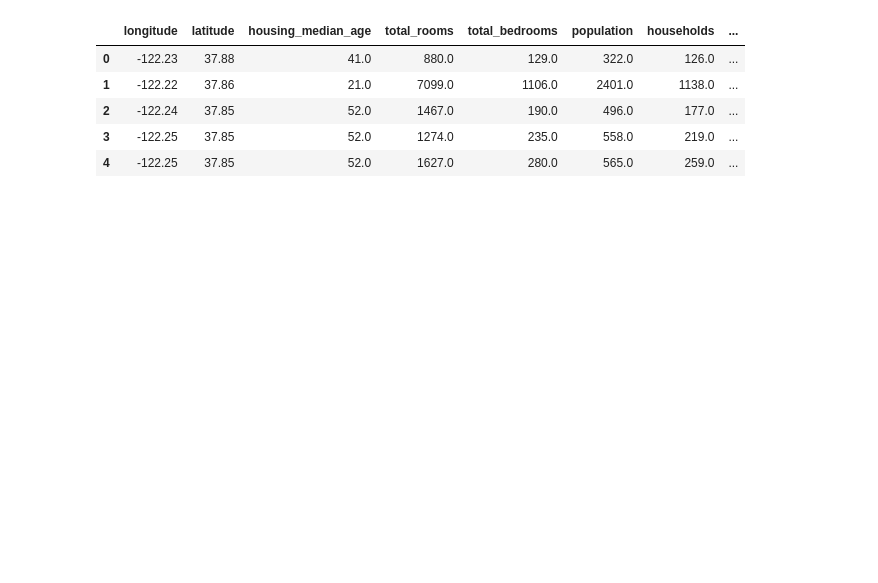
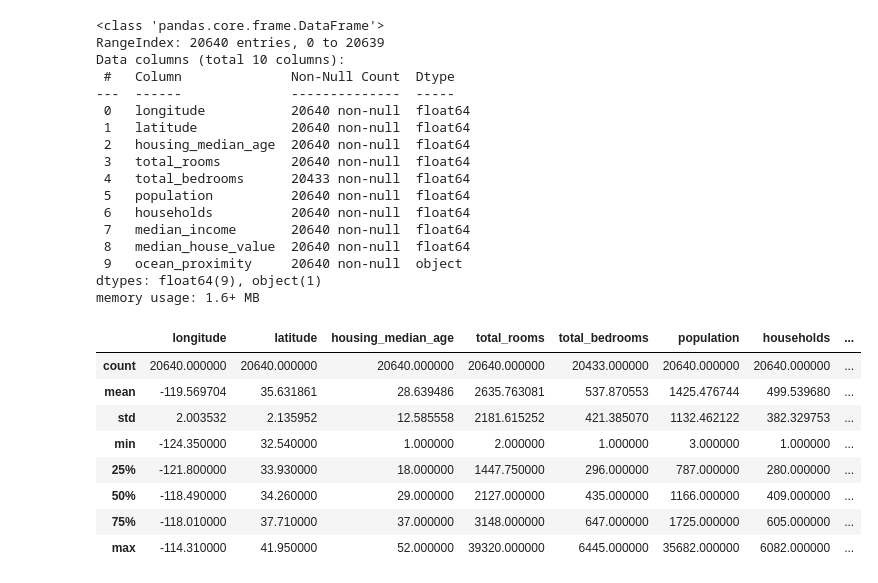
Before and after one commit to smtran8/MLbook_practice, a Jupyter notebook: chapter2.ipynb, the cells around one changed output. Saved outputs shown, nothing was run; the diff lists cells and outputs as text; code cells hidden in the pictures; blank space fills up the shorter version.

```diff
--- a/chapter2.ipynb
+++ b/chapter2.ipynb
@@ -20,16 +20,40 @@ def fetch_housing_data(housing_url=housing_url, housing_path=housing_path):
 # %%
 import pandas as pd
 
 def load_housing_data(housing_path=housing_path):
     csv_path = os.path.join(housing_path, "housing.csv")
     return pd.read_csv(csv_path)
 
 housing = load_housing_data()
 housing.head()
+housing.info()
+#Note: total_bedrooms are missing 207 rows
+housing["ocean_proximity"].value_counts()
+housing.describe()
 # %% [output]
+<class 'pandas.core.frame.DataFrame'>
+RangeIndex: 20640 entries, 0 to 20639
+Data columns (total 10 columns):
+ #   Column              Non-Null Count  Dtype
+---  ------              --------------  -----
+ 0   longitude           20640 non-null  float64
+ 1   latitude            20640 non-null  float64
+ 2   housing_median_age  20640 non-null  float64
+ 3   total_rooms         20640 non-null  float64
+ 4   total_bedrooms      20433 non-null  float64
+ 5   population          20640 non-null  float64
+ 6   households          20640 non-null  float64
+ 7   median_income       20640 non-null  float64
+ 8   median_house_value  20640 non-null  float64
+ 9   ocean_proximity     20640 non-null  object
+dtypes: float64(9), object(1)
+memory usage: 1.6+ MB
 |  | longitude | latitude | housing_median_age | total_rooms | total_bedrooms | population | households | ... |
-| 0 | -122.23 | 37.88 | 41.0 | 880.0 | 129.0 | 322.0 | 126.0 | ... |
-| 1 | -122.22 | 37.86 | 21.0 | 7099.0 | 1106.0 | 2401.0 | 1138.0 | ... |
-| 2 | -122.24 | 37.85 | 52.0 | 1467.0 | 190.0 | 496.0 | 177.0 | ... |
-| 3 | -122.25 | 37.85 | 52.0 | 1274.0 | 235.0 | 558.0 | 219.0 | ... |
-| 4 | -122.25 | 37.85 | 52.0 | 1627.0 | 280.0 | 565.0 | 259.0 | ... |
+| count | 20640.000000 | 20640.000000 | 20640.000000 | 20640.000000 | 20433.000000 | 20640.000000 | 20640.000000 | ... |
+| mean | -119.569704 | 35.631861 | 28.639486 | 2635.763081 | 537.870553 | 1425.476744 | 499.539680 | ... |
+| std | 2.003532 | 2.135952 | 12.585558 | 2181.615252 | 421.385070 | 1132.462122 | 382.329753 | ... |
+| min | -124.350000 | 32.540000 | 1.000000 | 2.000000 | 1.000000 | 3.000000 | 1.000000 | ... |
+| 25% | -121.800000 | 33.930000 | 18.000000 | 1447.750000 | 296.000000 | 787.000000 | 280.000000 | ... |
+| 50% | -118.490000 | 34.260000 | 29.000000 | 2127.000000 | 435.000000 | 1166.000000 | 409.000000 | ... |
+| 75% | -118.010000 | 37.710000 | 37.000000 | 3148.000000 | 647.000000 | 1725.000000 | 605.000000 | ... |
+| max | -114.310000 | 41.950000 | 52.000000 | 39320.000000 | 6445.000000 | 35682.000000 | 6082.000000 | ... |
```
Also changed, not shown: parts of 4 cells of this notebook.
